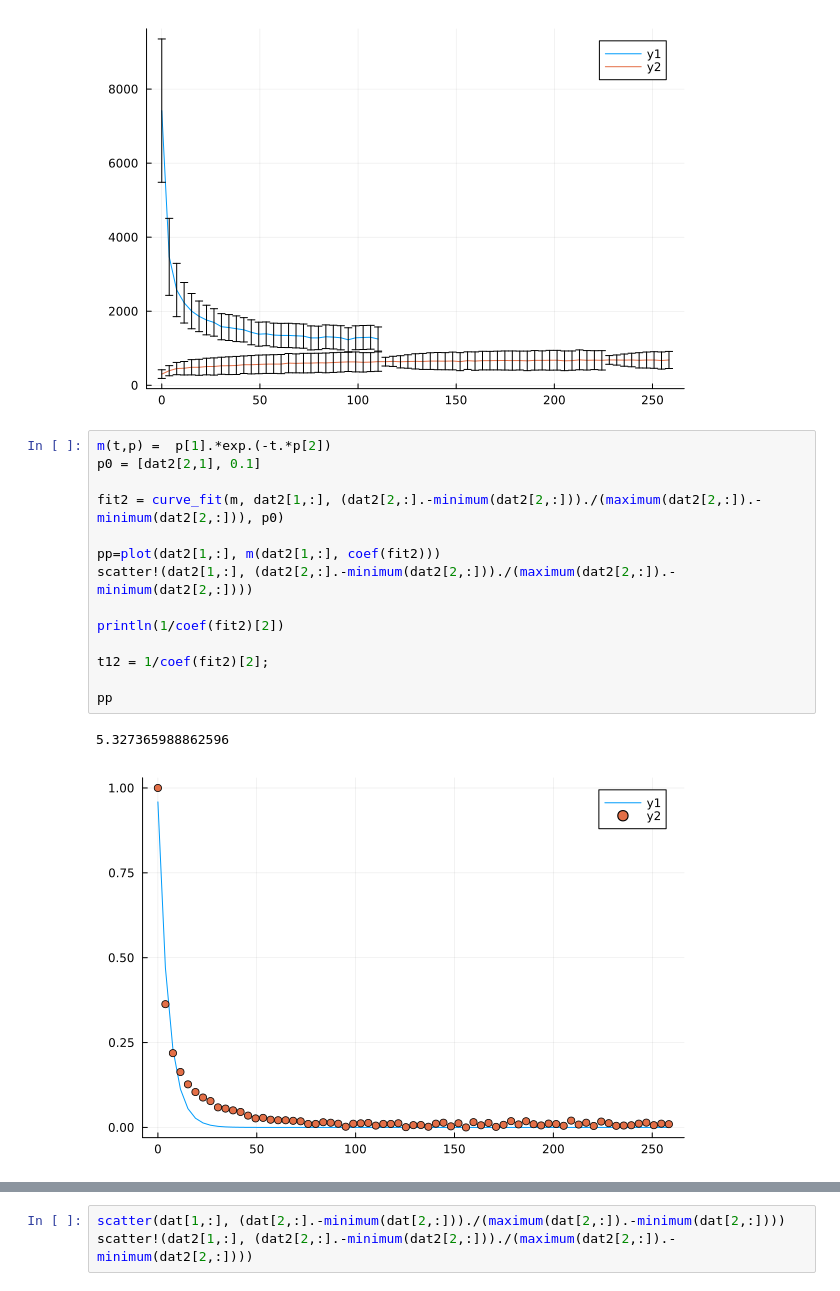
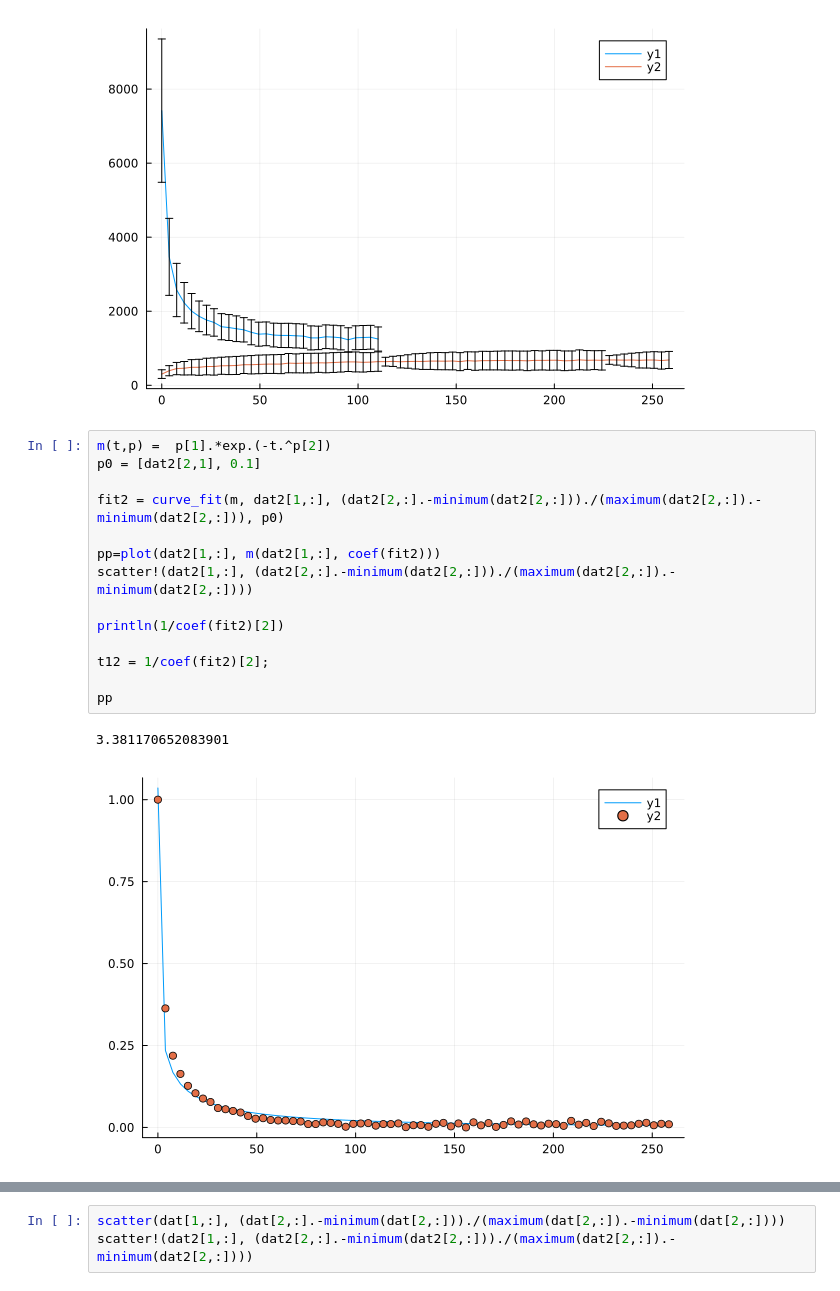
Before and after one commit to DavidGomezCabeza/ScaffoldsDifPerfPaper_2023, a Jupyter notebook: FitDiffusion.ipynb, the cells around one changed output, grey strips where cells are left out. Saved outputs shown, nothing was run; the diff lists cells and outputs as text.

```diff
--- a/FitDiffusion.ipynb
+++ b/FitDiffusion.ipynb
@@ -92,19 +100,19 @@ plot!(dat2[1,:], dat2[4,:], errorbar = dat[5,:])
 # %% [output]
 [figure]
 # %%
-m(t,p) =  p[1].*exp.(-t.*p[2])
+m(t,p) =  p[1].*exp.(-t.^p[2])
 p0 = [dat2[2,1], 0.1]
 
 fit2 = curve_fit(m, dat2[1,:], (dat2[2,:].-minimum(dat2[2,:]))./(maximum(dat2[2,:]).-minimum(dat2[2,:])), p0)
 
 pp=plot(dat2[1,:], m(dat2[1,:], coef(fit2)))
 scatter!(dat2[1,:], (dat2[2,:].-minimum(dat2[2,:]))./(maximum(dat2[2,:]).-minimum(dat2[2,:])))
 
 println(1/coef(fit2)[2])
 
 t12 = 1/coef(fit2)[2];
 
 pp
 # %% [output]
-5.327365988862596
+3.381170652083901
-[figure, old version]
+[figure, new version]
```
Also changed, not shown: parts of 16 cells of this notebook, 4 other files.
